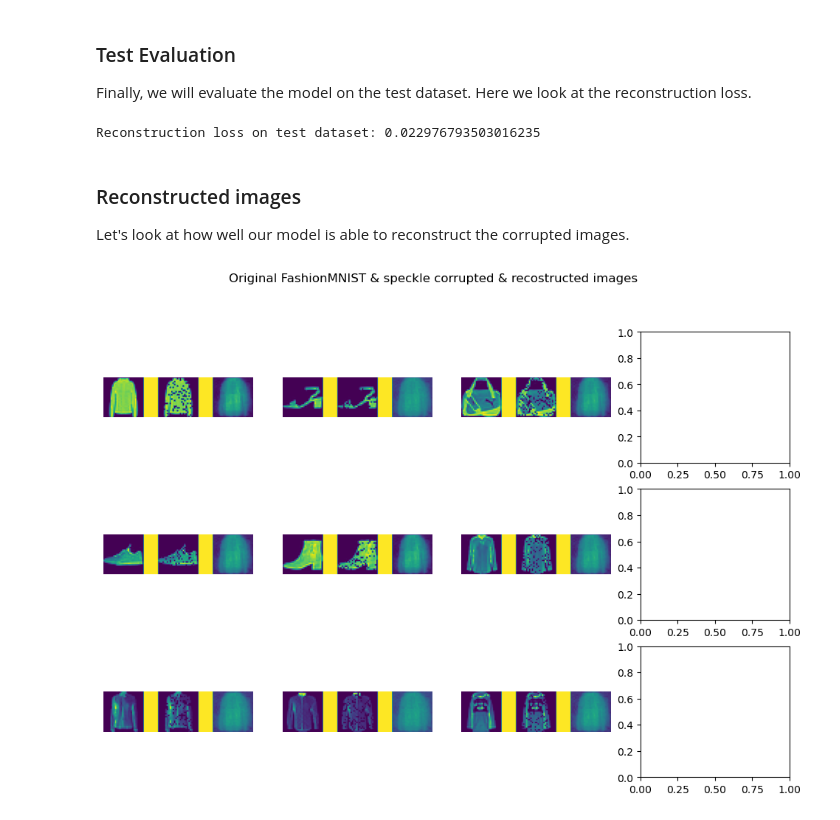
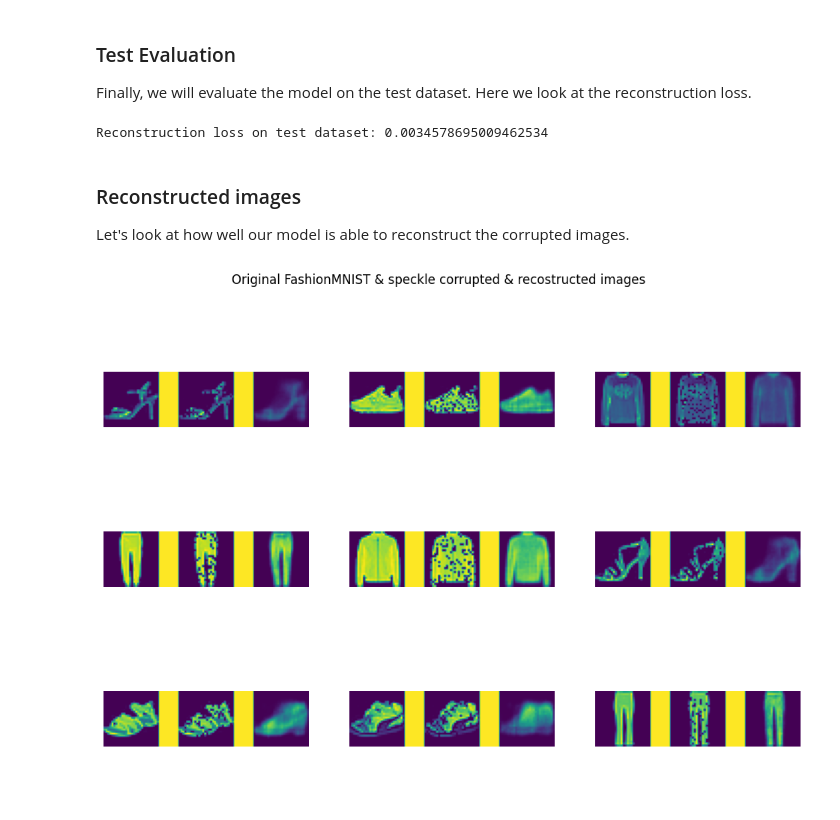
Before and after one commit to pg2455/ml_resources, a Jupyter notebook: noise-reduction/practical/noise-reduction-practical-solution.ipynb, the cells around one changed output. Saved outputs shown, nothing was run; the diff lists cells and outputs as text; code cells hidden in the pictures; blank space fills up the shorter version.

```diff
--- a/noise-reduction/practical/noise-reduction-practical-solution.ipynb
+++ b/noise-reduction/practical/noise-reduction-practical-solution.ipynb
@@ -301,44 +360,45 @@ Finally, we will evaluate the model on the test dataset. Here we look at the rec
 # %%
 # check test losses
 test_data = torchvision.datasets.FashionMNIST(root="./data/", train=False)
-test_dataloader = torch.utils.data.DataLoader(Dataset(test_data), batch_size=4)
+test_dataloader = torch.utils.data.DataLoader(Dataset(test_data), batch_size=256)
 
 with torch.no_grad():
     test_loss = process(model, test_dataloader)
 print(f"Reconstruction loss on test dataset: {test_loss}")
 # %% [output]
-Reconstruction loss on test dataset: 0.022976793503016235
+Reconstruction loss on test dataset: 0.0034578695009462534
 # %% [markdown]
 ### Reconstructed images
 
 Let's look at how well our model is able to reconstruct the corrupted images.
 # %%
 # check reconstructed images
+model = model.cpu()
 n_samples = len(test_data)
-n_vis = 12
+n_vis = 9
 
 nrows = 3
 ncols = math.ceil(n_vis/nrows)
 fig, axs = plt.subplots(nrows=nrows, ncols=ncols, figsize=(12,8), dpi=100)
 
 idxs = np.random.randint(low=0, high=n_samples, size=n_vis)
 
 for i, idx in enumerate(idxs):
     ax = axs[i%nrows, i//ncols]
 
     img = transforms.ToTensor()(test_data[idx][0]).squeeze_(0)
 
     corrupted_img = corrupt_img(img, noise_model)
 
     with torch.no_grad():
         reconstructed_img = model(corrupted_img.view(-1, *corrupted_img.shape)).squeeze_(0)
 
     filler =  np.ones((img.shape[0], 10))
     concat_img = np.concatenate((img, filler ,corrupted_img, filler, reconstructed_img), axis=1)
 
     ax.imshow(concat_img)
     ax.axis('off')
 
 _ = fig.suptitle(f"Original FashionMNIST & {noise_model} corrupted & recostructed images ")
 # %% [output]
-[figure, old version]
+[figure, new version]
```
Also changed, not shown: parts of 11 cells of this notebook.
